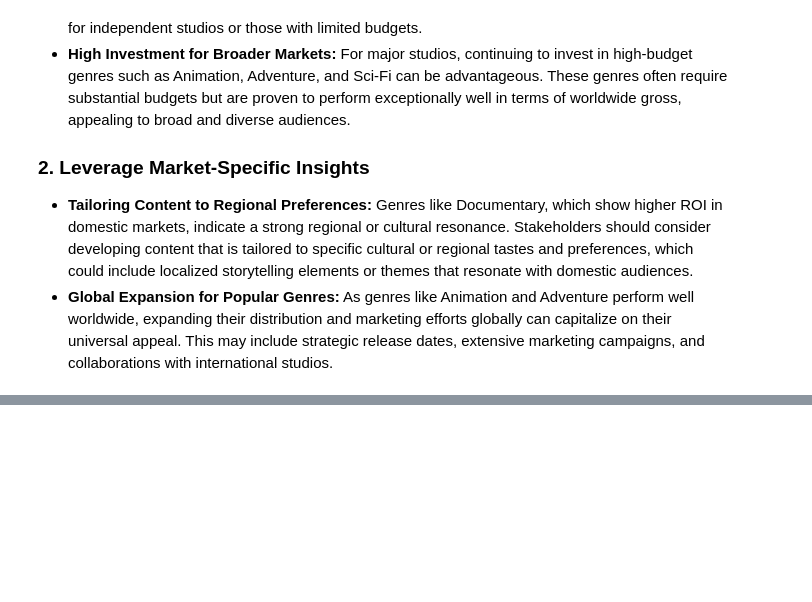
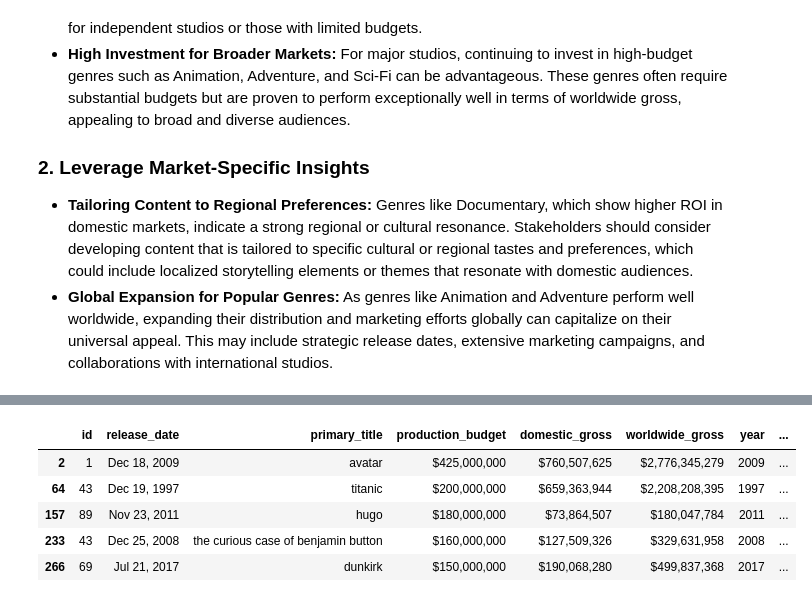
Before and after one commit to nealiyer88/dsc-phase-2-project, a Jupyter notebook: student.ipynb, the cells around one changed output, grey strips where cells are left out. Cells and saved outputs as stored; diff of their text form; code cells hidden in the pictures; blank space fills up the shorter version.

```diff
--- a/student.ipynb
+++ b/student.ipynb
@@ -45,6 +45,8 @@ rt_reviews = pd.read_csv(
 bom_movie_gross = pd.read_csv(r'C:\Users\neali\Documents\Flatiron\2\dsc-phase-2-project\zippedData\bom.movie_gross.csv.gz', compression='gzip')
 tmdb_movies = pd.read_csv(r'C:\Users\neali\Documents\Flatiron\2\dsc-phase-2-project\zippedData\tmdb.movies.csv.gz', compression='gzip')
 tn_movie_budgets = pd.read_csv(r'C:\Users\neali\Documents\Flatiron\2\dsc-phase-2-project\zippedData\tn.movie_budgets.csv.gz', compression='gzip')
+directors_df = pd.read_csv('the_oscar_award.csv')
+
 
 
 # Path to the zip file
@@ -183,8 +206,15 @@ The next step is to merge dataframes in order to see highest grossing and viewed
 # Rename 'title' to 'primary_title' in bom_movie_gross for consistency
 bom_movie_gross = bom_movie_gross.rename(columns={'title': 'primary_title'})
 
-# Rename 'movie' to 'primary_title' in tn_movie_budgets for consistency in merging
-tn_movie_budgets = tn_movie_budgets.rename(columns={'movie': 'primary_title'})
+tn_movie_budgets = tn_movie_budgets.rename(columns={'title': 'primary_title'})
+
+
+if 'primary_title' not in tn_movie_budgets.columns:
+    print("Renaming not successful or column not present.")
+else:
+    # Proceed with the merge
+    final_merged_df = pd.merge(merged_df, tn_movie_budgets[['primary_title', 'production_budget', 'domestic_gross', 'worldwide_gross']],
+                               on='primary_title', how='left')
 
 # Merge unique_ratings with bom_movie_gross and then with tn_movie_budgets
 merged_df = pd.merge(unique_ratings, bom_movie_gross[['primary_title']], on='primary_title', how='left')
@@ -297,0 +350,17 @@ plt.show()
+# %%
+# Merge DataFrames on 'primary_title' and include specified columns
+merj_df = tn_movie_budgets.merge(
+    directors_df[['category', 'name', 'primary_title']],
+    on='primary_title'
+)
+
+merj_df = merj_df.loc[merj_df['category'] == 'DIRECTING']
+
+merj_df.head()
+# %% [output]
+|  | id | release_date | primary_title | production_budget | domestic_gross | worldwide_gross | year | ... |
+| 2 | 1 | Dec 18, 2009 | avatar | $425,000,000 | $760,507,625 | $2,776,345,279 | 2009 | ... |
+| 64 | 43 | Dec 19, 1997 | titanic | $200,000,000 | $659,363,944 | $2,208,208,395 | 1997 | ... |
+| 157 | 89 | Nov 23, 2011 | hugo | $180,000,000 | $73,864,507 | $180,047,784 | 2011 | ... |
+| 233 | 43 | Dec 25, 2008 | the curious case of benjamin button | $160,000,000 | $127,509,326 | $329,631,958 | 2008 | ... |
+| 266 | 69 | Jul 21, 2017 | dunkirk | $150,000,000 | $190,068,280 | $499,837,368 | 2017 | ... |
```
Also changed, not shown: parts of 4 cells of this notebook, 1 other file.
